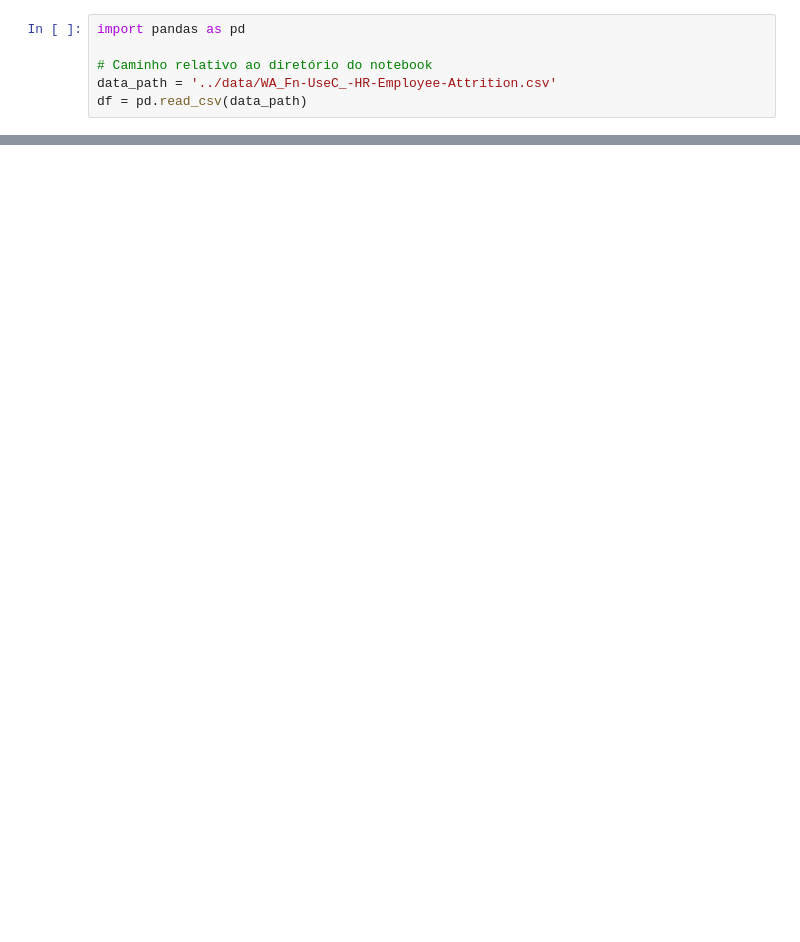
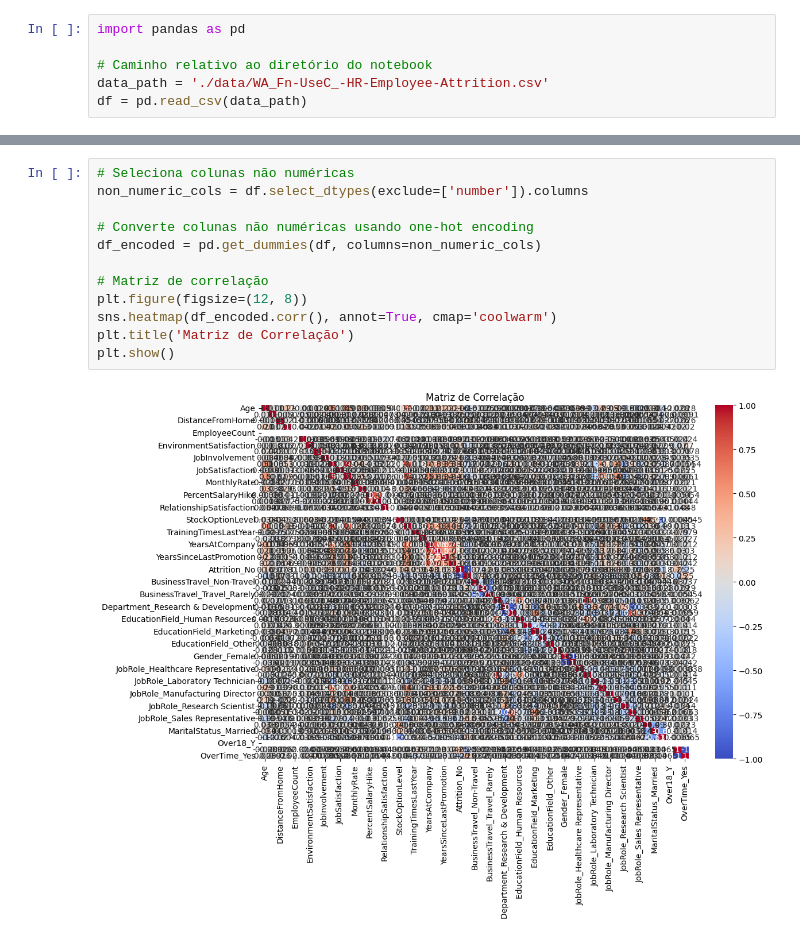
Before and after one commit to JJDSNT/people-analytics, a Jupyter notebook: notebooks/EDA.ipynb, the cells around one changed output, grey strips where cells are left out. Cells and saved outputs as stored; diff of their text form; blank space fills up the shorter version.

```diff
--- a/notebooks/EDA.ipynb
+++ b/notebooks/EDA.ipynb
@@ -2,5 +2,5 @@
 import pandas as pd
 
 # Caminho relativo ao diretório do notebook
-data_path = '../data/WA_Fn-UseC_-HR-Employee-Attrition.csv'
+data_path = './data/WA_Fn-UseC_-HR-Employee-Attrition.csv'
 df = pd.read_csv(data_path)
@@ -91,0 +103,14 @@ ValueError: could not convert string to float: 'Yes'
+# %%
+# Seleciona colunas não numéricas
+non_numeric_cols = df.select_dtypes(exclude=['number']).columns
+
+# Converte colunas não numéricas usando one-hot encoding
+df_encoded = pd.get_dummies(df, columns=non_numeric_cols)
+
+# Matriz de correlação
+plt.figure(figsize=(12, 8))
+sns.heatmap(df_encoded.corr(), annot=True, cmap='coolwarm')
+plt.title('Matriz de Correlação')
+plt.show()
+# %% [output]
+[figure, added]
```
Also changed, not shown: parts of 7 cells of this notebook.
